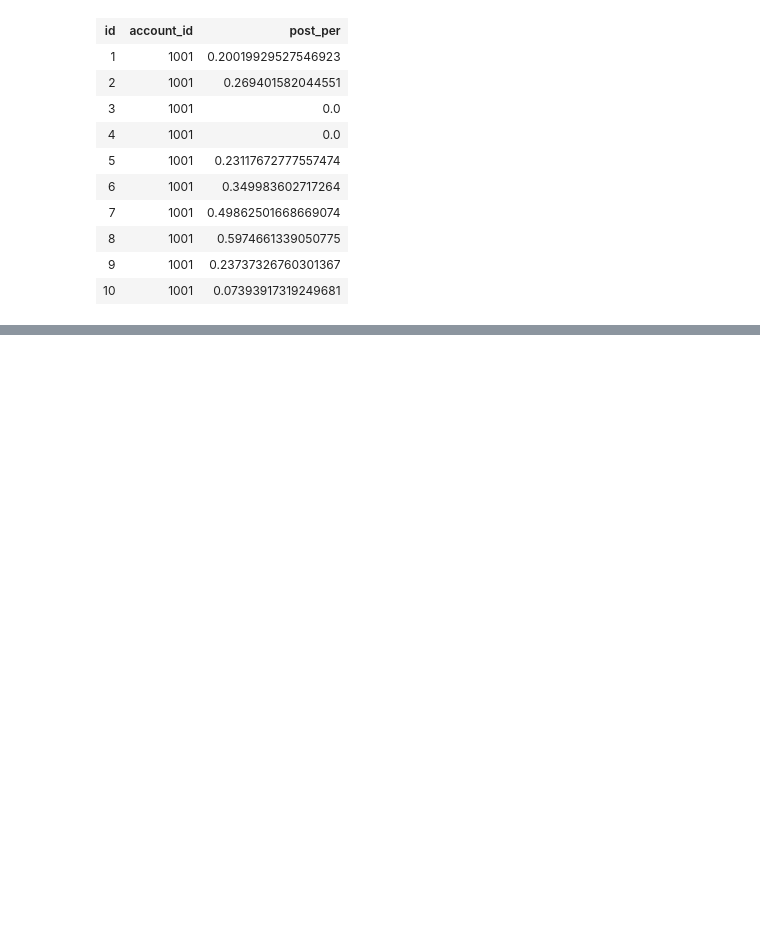
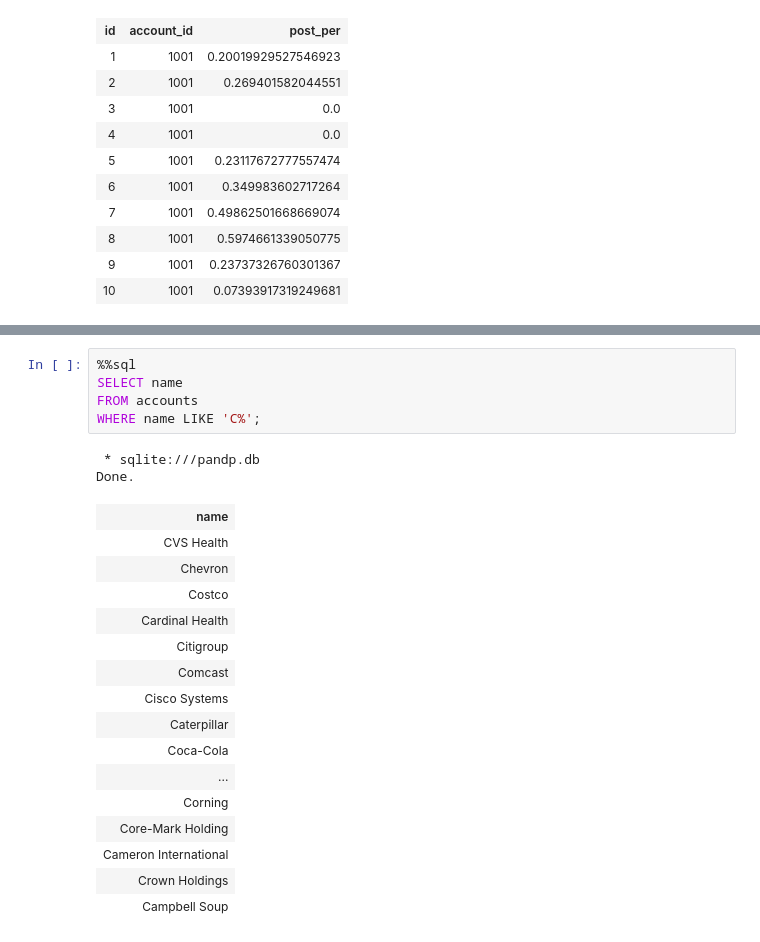
Before and after one commit to bramuelaswani/ML-DL-Related, a Jupyter notebook: SQL Exercises.ipynb, the cells around one changed output, grey strips where cells are left out. Cells and saved outputs as stored; diff of their text form; blank space fills up the shorter version.

```diff
--- a/SQL Exercises.ipynb
+++ b/SQL Exercises.ipynb
@@ -210,0 +223,24 @@ Done.
+# %%
+%%sql
+SELECT name
+FROM accounts
+WHERE name LIKE 'C%';
+# %% [output]
+ * sqlite:///pandp.db
+Done.
+| name |
+| CVS Health |
+| Chevron |
+| Costco |
+| Cardinal Health |
+| Citigroup |
+| Comcast |
+| Cisco Systems |
+| Caterpillar |
+| Coca-Cola |
+| ... |
+| Corning |
+| Core-Mark Holding |
+| Cameron International |
+| Crown Holdings |
+| Campbell Soup |
```
Also changed, not shown: parts of 8 cells of this notebook.
